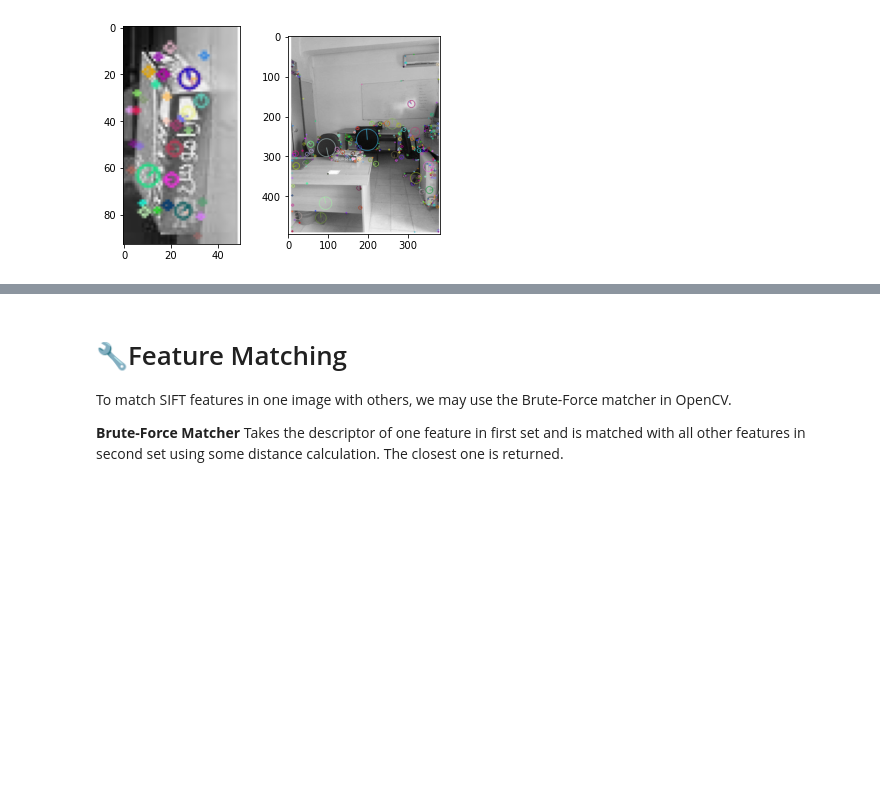
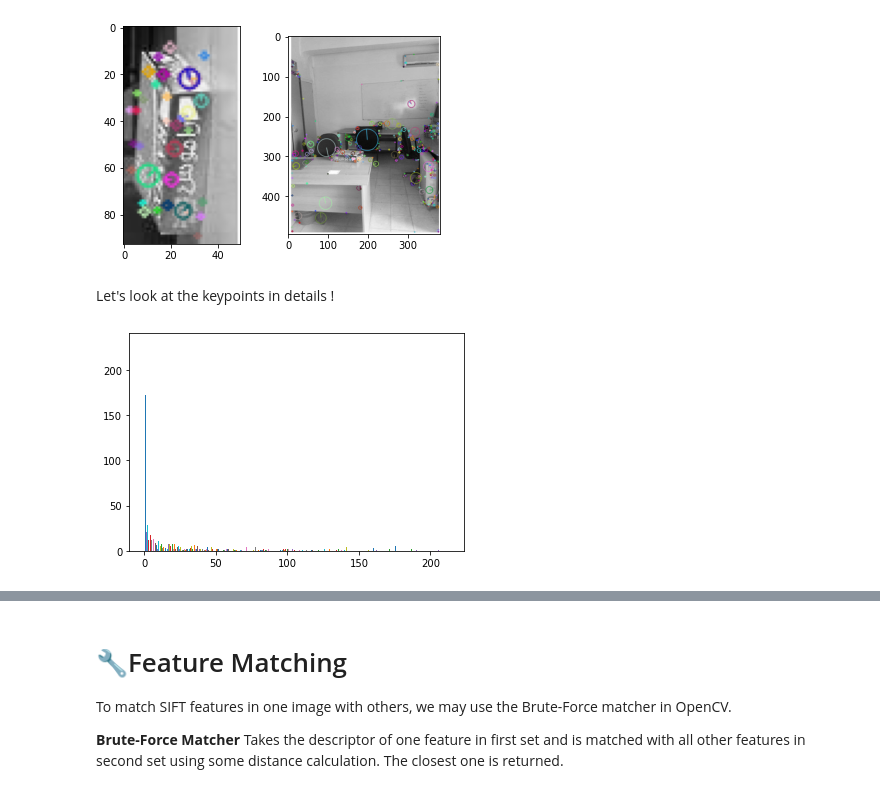
Before and after one commit to kawaremu/Computer-Vision-Fundamentals, a Jupyter notebook: AI & Vision/sift.ipynb, the cells around one changed output, grey strips where cells are left out. Cells and saved outputs as stored; diff of their text form; code cells hidden in the pictures; blank space fills up the shorter version.

Commit message:
added sift histogram and keypoints

```diff
--- a/AI & Vision/sift.ipynb
+++ b/AI & Vision/sift.ipynb
@@ -48,3 +48,5 @@ ax2.imshow(result_train,cmap='gray')
 # %% [output]
 <matplotlib.image.AxesImage at 0x...>
 [figure]
+# %% [markdown]
+Let's look at the keypoints in details !
@@ -50,0 +62,5 @@ ax2.imshow(result_train,cmap='gray')
+# %%
+plt.hist(desc_train, bins = 180)
+plt.show()
+# %% [output]
+[figure, added]
```
Also changed, not shown: parts of 3 cells of this notebook.
